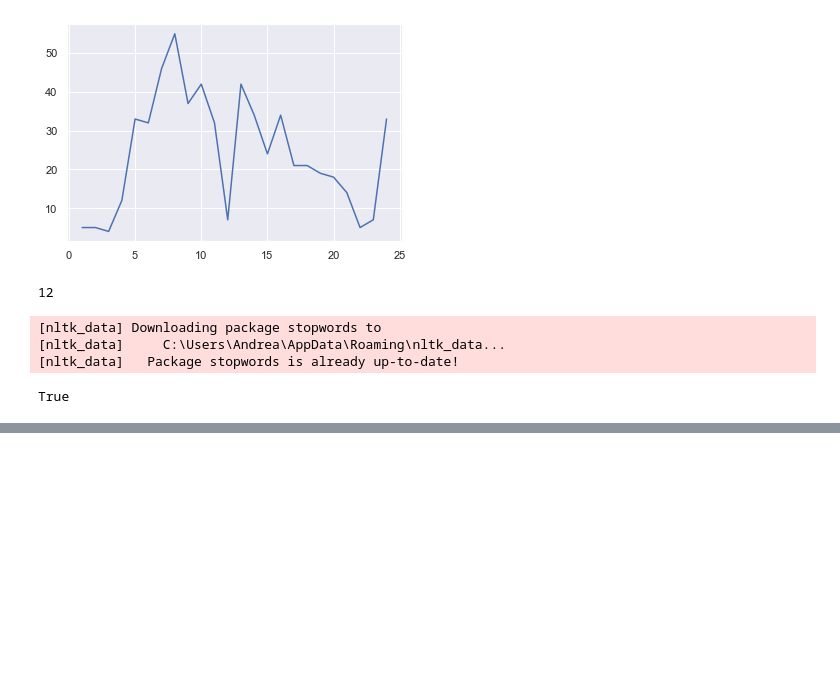
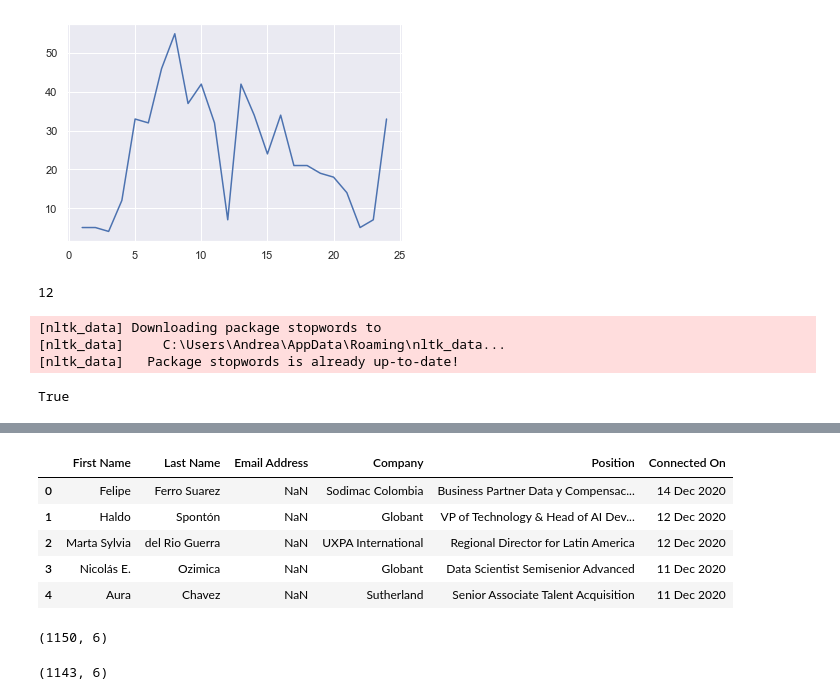
Before and after one commit to anmarphy/My_LinkedIn_2020_Dec, a Jupyter notebook: Basic_Information.ipynb, the cells around one changed output, grey strips where cells are left out. Drawn from its saved outputs; the diff is of its cells as text; code cells hidden in the pictures; blank space fills up the shorter version.

```diff
--- a/Basic_Information.ipynb
+++ b/Basic_Information.ipynb
@@ -169,0 +170,19 @@ plt.show()
+# %%
+Connections=pd.read_csv(r'C:\Users\Andrea\Desktop\My_LinkedIn\Basic_Information_Files\Connections.csv', skiprows=2)
+Connections.head()
+# %% [output]
+|  | First Name | Last Name | Email Address | Company | Position | Connected On |
+| 0 | Felipe | Ferro Suarez | NaN | Sodimac Colombia | Business Partner Data y Compensac... | 14 Dec 2020 |
+| 1 | Haldo | Spontón | NaN | Globant | VP of Technology & Head of AI Dev... | 12 Dec 2020 |
+| 2 | Marta Sylvia | del Rio Guerra | NaN | UXPA International | Regional Director for Latin America | 12 Dec 2020 |
+| 3 | Nicolás E. | Ozimica | NaN | Globant | Data Scientist Semisenior Advanced | 11 Dec 2020 |
+| 4 | Aura | Chavez | NaN | Sutherland | Senior Associate Talent Acquisition | 11 Dec 2020 |
+# %%
+Connections.shape
+# %% [output]
+(1150, 6)
+# %%
+Connections=Connections[Connections['First Name'].isna()==False]
+Connections.shape
+# %% [output]
+(1143, 6)
```
Also changed, not shown: parts of 3 cells of this notebook.
